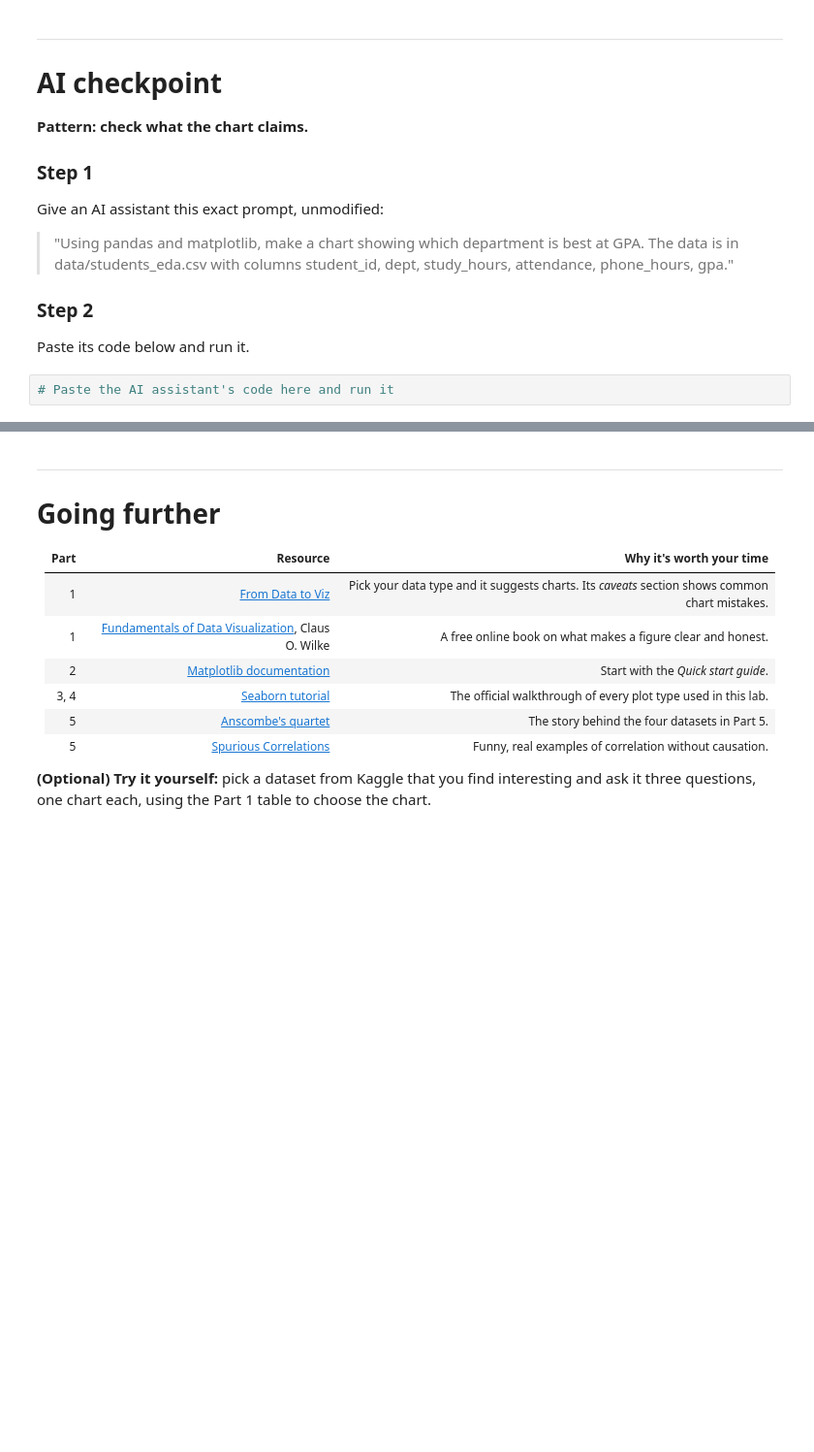
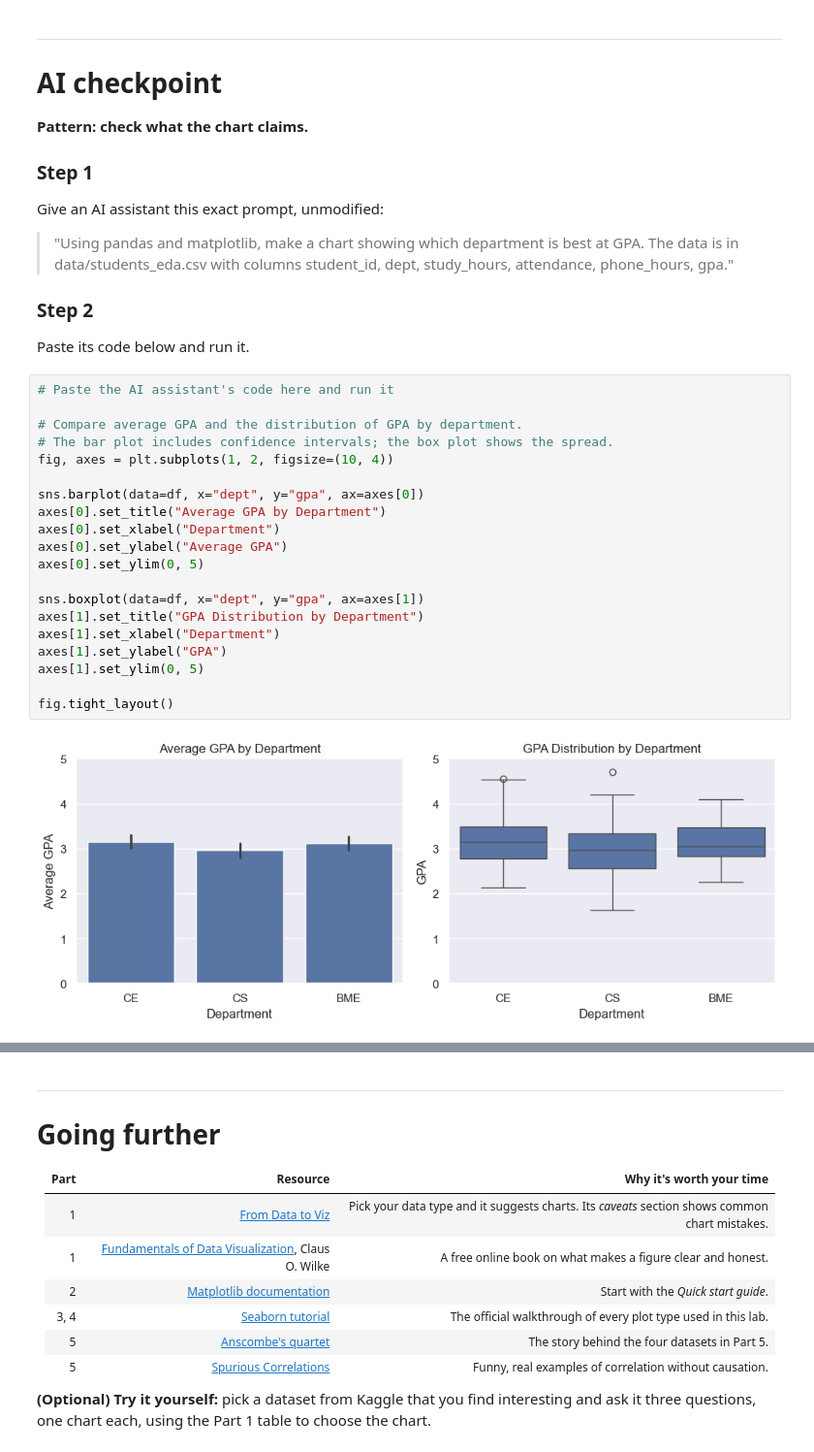
Before and after one commit to mashaelalnasr12-dotcom/arti303, a Jupyter notebook: lab06.ipynb, the cells around one changed output, grey strips where cells are left out. Shown at 97% size. Saved outputs shown, nothing was run; the diff lists cells and outputs as text; blank space fills up the shorter version.

```diff
--- a/lab06.ipynb
+++ b/lab06.ipynb
@@ -578,6 +694,26 @@ Give an AI assistant this exact prompt, unmodified:
 Paste its code below and run it.
 # %%
 # Paste the AI assistant's code here and run it
+
+# Compare average GPA and the distribution of GPA by department.
+# The bar plot includes confidence intervals; the box plot shows the spread.
+fig, axes = plt.subplots(1, 2, figsize=(10, 4))
+
+sns.barplot(data=df, x="dept", y="gpa", ax=axes[0])
+axes[0].set_title("Average GPA by Department")
+axes[0].set_xlabel("Department")
+axes[0].set_ylabel("Average GPA")
+axes[0].set_ylim(0, 5)
+
+sns.boxplot(data=df, x="dept", y="gpa", ax=axes[1])
+axes[1].set_title("GPA Distribution by Department")
+axes[1].set_xlabel("Department")
+axes[1].set_ylabel("GPA")
+axes[1].set_ylim(0, 5)
+
+fig.tight_layout()
+# %% [output]
+[figure, added]
 # %% [markdown]
 ### Step 3: answer these in your own words
 
```
Also changed, not shown: parts of 34 cells of this notebook, 3 other files.
